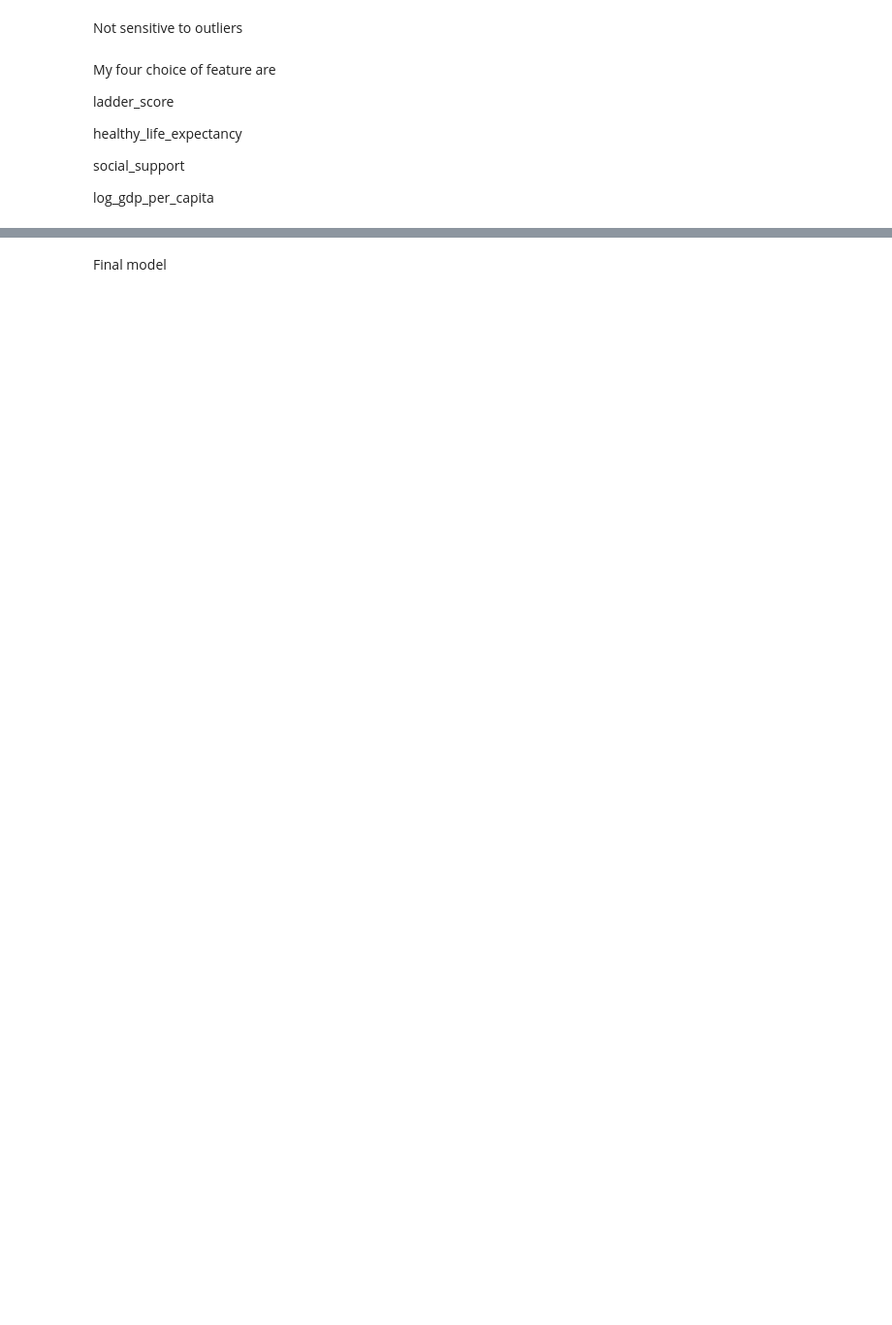
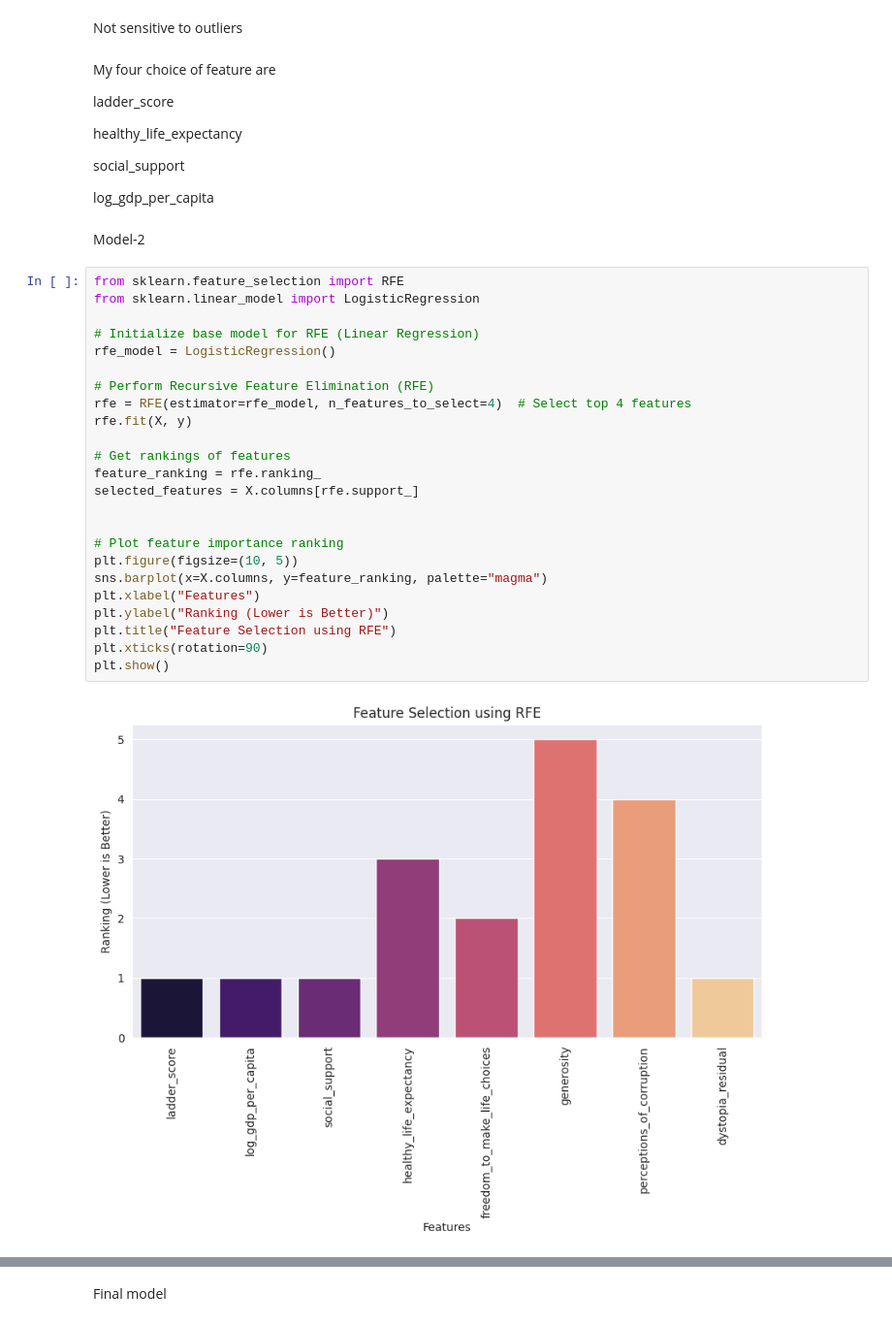
Before and after one commit to Diwash17/5CS037-Final-Portfolio-WHR-2024-, a Jupyter notebook: 2407736_DiwashAdhikari.ipynb, the cells around one changed output, grey strips where cells are left out. Shown at 97% size. Drawn from its saved outputs; the diff is of its cells as text; blank space fills up the shorter version.

```diff
--- a/2407736_DiwashAdhikari.ipynb
+++ b/2407736_DiwashAdhikari.ipynb
@@ -863,3 +869,31 @@ healthy_life_expectancy
 social_support
 
 log_gdp_per_capita
+# %% [markdown]
+Model-2
+# %%
+from sklearn.feature_selection import RFE
+from sklearn.linear_model import LogisticRegression
+
+# Initialize base model for RFE (Linear Regression)
+rfe_model = LogisticRegression()
+
+# Perform Recursive Feature Elimination (RFE)
+rfe = RFE(estimator=rfe_model, n_features_to_select=4)  # Select top 4 features
+rfe.fit(X, y)
+
+# Get rankings of features
+feature_ranking = rfe.ranking_
+selected_features = X.columns[rfe.support_]
+
+
+# Plot feature importance ranking
+plt.figure(figsize=(10, 5))
+sns.barplot(x=X.columns, y=feature_ranking, palette="magma")
+plt.xlabel("Features")
+plt.ylabel("Ranking (Lower is Better)")
+plt.title("Feature Selection using RFE")
+plt.xticks(rotation=90)
+plt.show()
+# %% [output]
+[figure, added]
```
Also changed, not shown: parts of 74 cells of this notebook.
